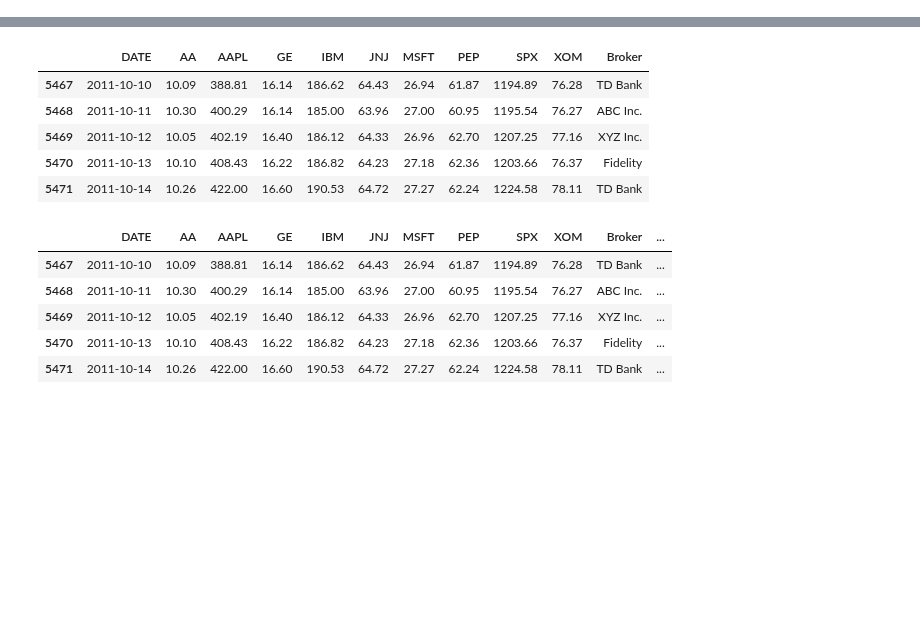
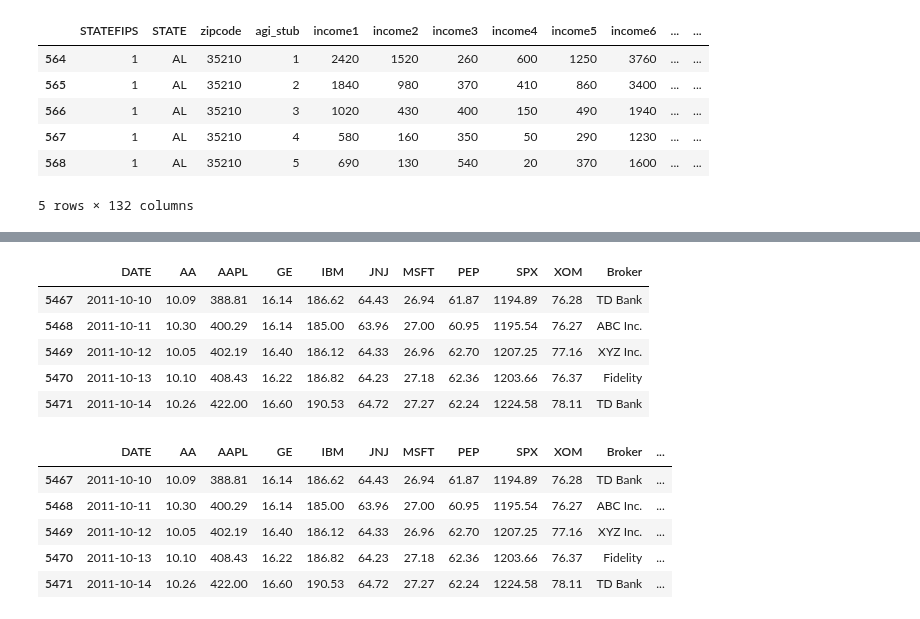
Before and after one commit to jasminjohnson/jasminjohnson.github.io, a Jupyter notebook: downloads/notebooks/UsingPandasForStockAnalysis.ipynb, the cells around one changed output, grey strips where cells are left out. Saved outputs shown, nothing was run; the diff lists cells and outputs as text; code cells hidden in the pictures; blank space fills up the shorter version.

```diff
--- a/downloads/notebooks/UsingPandasForStockAnalysis.ipynb
+++ b/downloads/notebooks/UsingPandasForStockAnalysis.ipynb
@@ -44,0 +80,10 @@ df.head(5)
+# %%
+df[df["zipcode"]==35210].head()
+# %% [output]
+|  | STATEFIPS | STATE | zipcode | agi_stub | income1 | income2 | income3 | income4 | income5 | income6 | ... | ... |
+| 564 | 1 | AL | 35210 | 1 | 2420 | 1520 | 260 | 600 | 1250 | 3760 | ... | ... |
+| 565 | 1 | AL | 35210 | 2 | 1840 | 980 | 370 | 410 | 860 | 3400 | ... | ... |
+| 566 | 1 | AL | 35210 | 3 | 1020 | 430 | 400 | 150 | 490 | 1940 | ... | ... |
+| 567 | 1 | AL | 35210 | 4 | 580 | 160 | 350 | 50 | 290 | 1230 | ... | ... |
+| 568 | 1 | AL | 35210 | 5 | 690 | 130 | 540 | 20 | 370 | 1600 | ... | ... |
+5 rows × 132 columns
```
Also changed, not shown: parts of 13 cells of this notebook, 28 other files.
